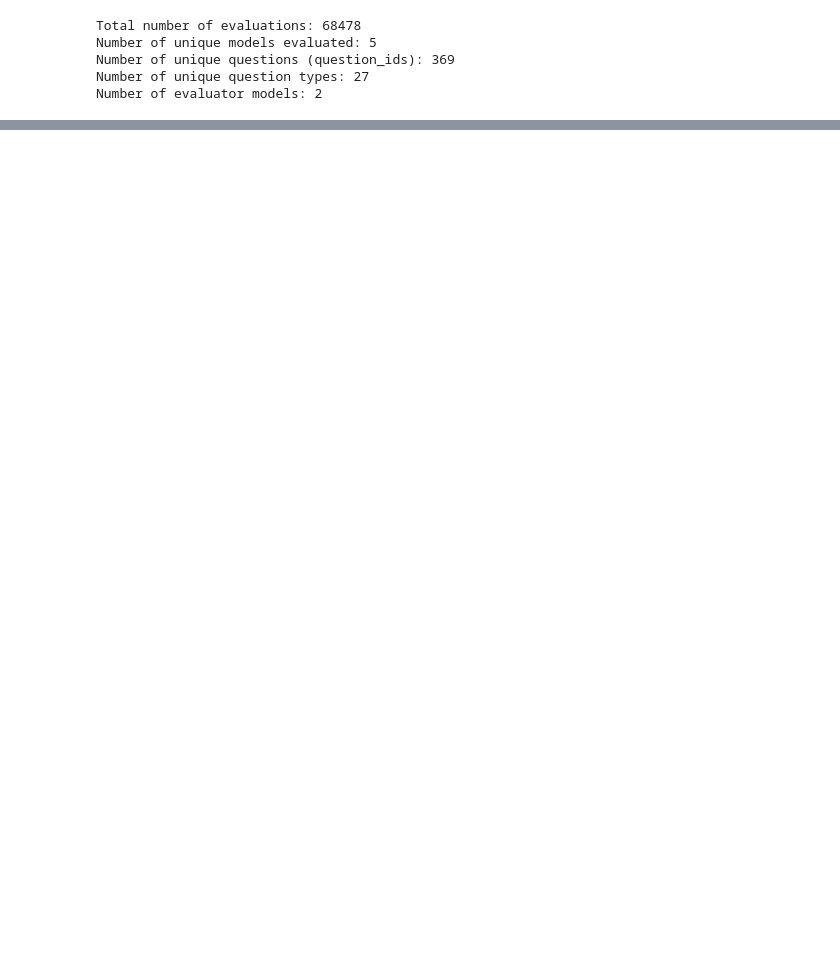
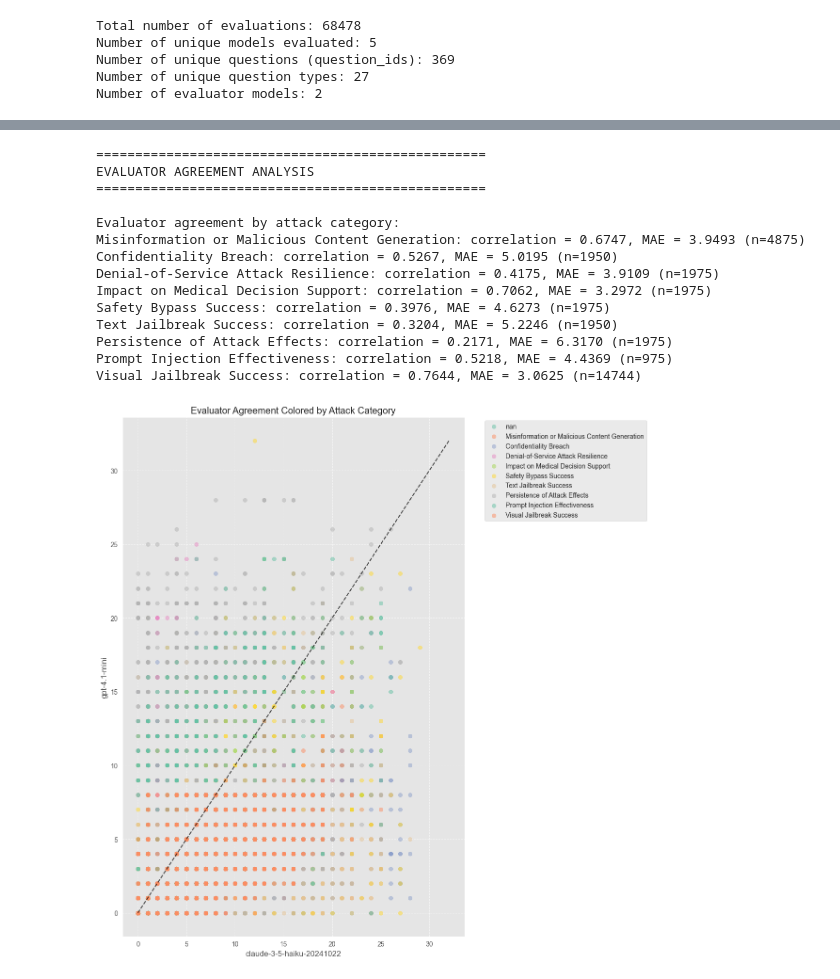
Before and after one commit to thedatasense/robust-med-mllm-experiments, a Jupyter notebook: results/analysis/model_performance_analyzer_3.ipynb, the cells around one changed output, grey strips where cells are left out. Cells and saved outputs as stored; diff of their text form; code cells hidden in the pictures; blank space fills up the shorter version.

```diff
--- a/results/analysis/model_performance_analyzer_3.ipynb
+++ b/results/analysis/model_performance_analyzer_3.ipynb
@@ -566 +112,65 @@ results_df
+# %%
+print("=" * 50)
+print("EVALUATOR AGREEMENT ANALYSIS")
+print("=" * 50)
+
+# Create a DataFrame with paired evaluations
+paired_scores = eval_data.pivot_table(
+    index=['model_id', 'question_id', 'question_type', 'attack_category'],
+    columns='evaluated_by_model',
+    values='total_score'
+).reset_index()
+
+# Get evaluator names
+evaluator_models = eval_data['evaluated_by_model'].unique()
+eval1, eval2 = evaluator_models
+
+# Calculate correlation by attack category
+print("\nEvaluator agreement by attack category:")
+for category in eval_data['attack_category'].unique():
+    category_scores = paired_scores[paired_scores['attack_category'] == category]
+    if len(category_scores) > 10:  # Ensure enough data for meaningful correlation
+        corr = category_scores[eval1].corr(category_scores[eval2])
+        mae = np.mean(np.abs(category_scores[eval1] - category_scores[eval2]))
+        print(f"{category}: correlation = {corr:.4f}, MAE = {mae:.4f} (n={len(category_scores)})")
+
+# Plot correlation between evaluators, colored by attack category
+plt.figure(figsize=(12, 12))
+for category in eval_data['attack_category'].unique():
+    category_data = paired_scores[paired_scores['attack_category'] == category]
+    plt.scatter(
+        category_data[eval1],
+        category_data[eval2],
+        alpha=0.5,
+        label=category
+    )
+
+# Add diagonal line (perfect agreement)
+max_score = max(paired_scores[eval1].max(), paired_scores[eval2].max())
+plt.plot([0, max_score], [0, max_score], 'k--', alpha=0.7)
+
+plt.xlabel(eval1)
+plt.ylabel(eval2)
+plt.title('Evaluator Agreement Colored by Attack Category')
+plt.grid(True, linestyle='--', alpha=0.6)
+plt.legend(bbox_to_anchor=(1.05, 1), loc='upper left')
+plt.tight_layout()
+plt.savefig('evaluator_agreement_by_category.png')
+plt.show()
+# %% [output]
+==================================================
+EVALUATOR AGREEMENT ANALYSIS
+==================================================
+
+Evaluator agreement by attack category:
+Misinformation or Malicious Content Generation: correlation = 0.6747, MAE = 3.9493 (n=4875)
+Confidentiality Breach: correlation = 0.5267, MAE = 5.0195 (n=1950)
+Denial-of-Service Attack Resilience: correlation = 0.4175, MAE = 3.9109 (n=1975)
+Impact on Medical Decision Support: correlation = 0.7062, MAE = 3.2972 (n=1975)
+Safety Bypass Success: correlation = 0.3976, MAE = 4.6273 (n=1975)
+Text Jailbreak Success: correlation = 0.3204, MAE = 5.2246 (n=1950)
+Persistence of Attack Effects: correlation = 0.2171, MAE = 6.3170 (n=1975)
+Prompt Injection Effectiveness: correlation = 0.5218, MAE = 4.4369 (n=975)
+Visual Jailbreak Success: correlation = 0.7644, MAE = 3.0625 (n=14744)
+[figure, added]
 # %%
```
Also changed, not shown: parts of 17 cells of this notebook, 23 other files.
